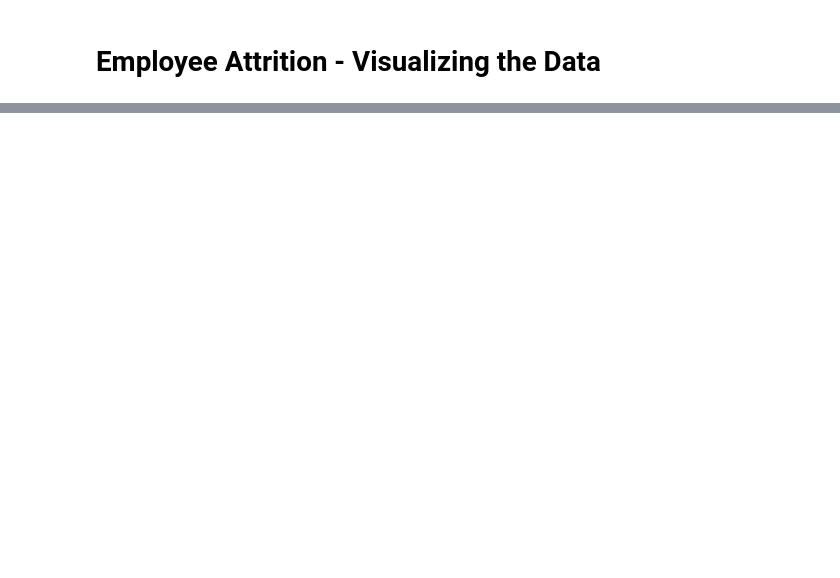
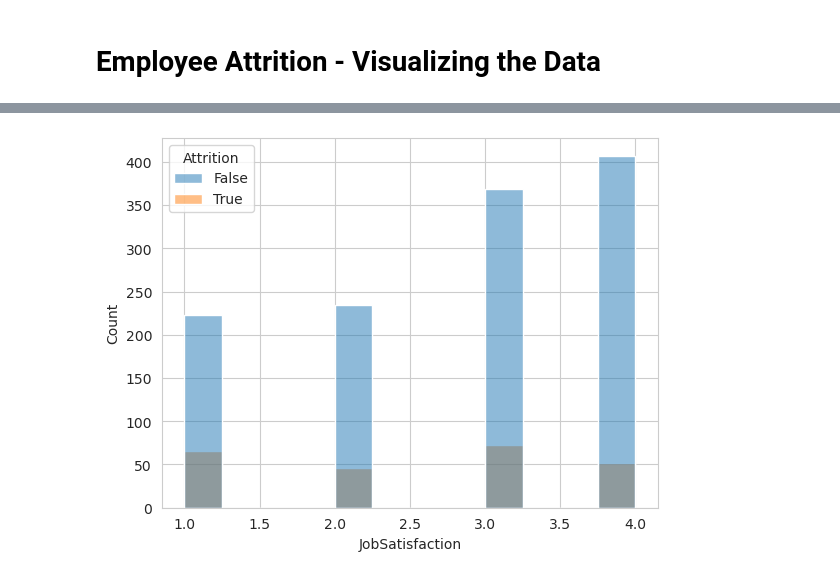
Before and after one commit to NiklasNeudorfer/kids-employee-attrition, a Jupyter notebook: visualization.ipynb, the cells around one changed output, grey strips where cells are left out. Cells and saved outputs as stored; diff of their text form; code cells hidden in the pictures; blank space fills up the shorter version.

```diff
--- a/visualization.ipynb
+++ b/visualization.ipynb
@@ -15,0 +54,6 @@ plt.show()
+# %%
+plt.figure()
+sns.histplot(data=employee_data, x="JobSatisfaction", hue="Attrition")
+plt.show()
+# %% [output]
+[figure, added]
```
Also changed, not shown: parts of 9 cells of this notebook.
